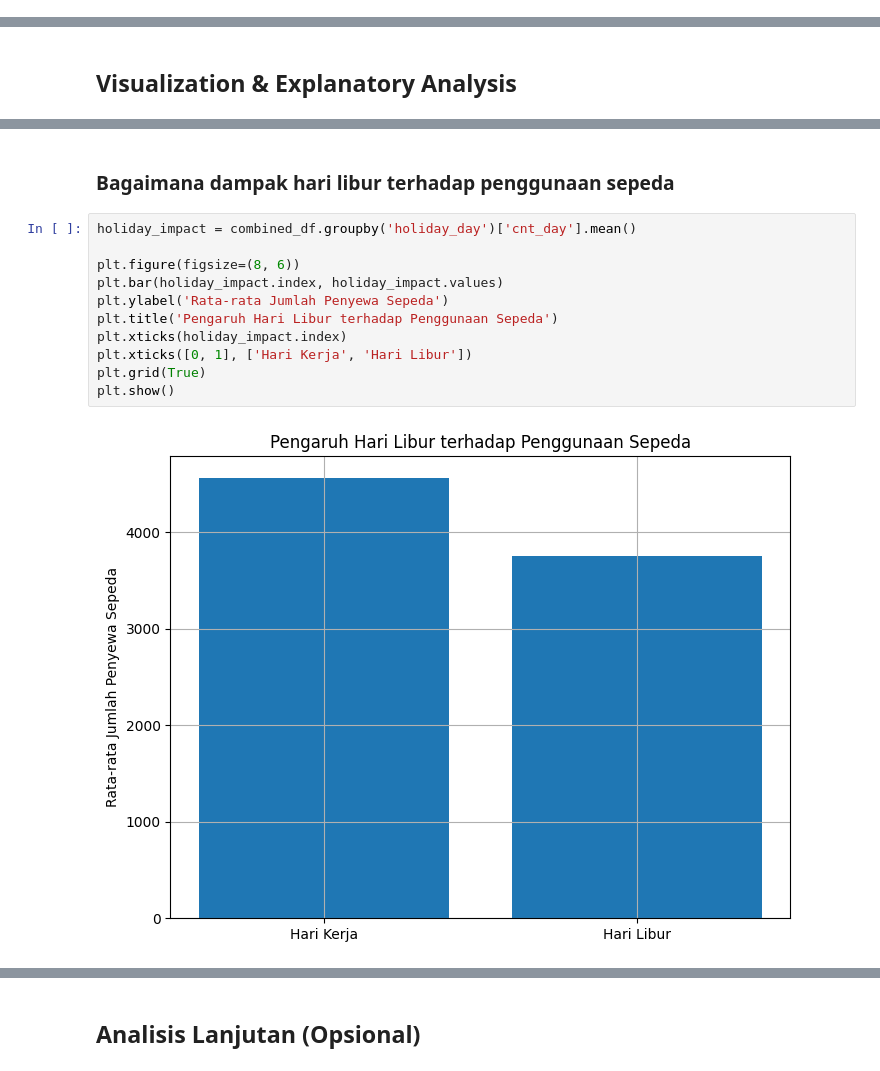
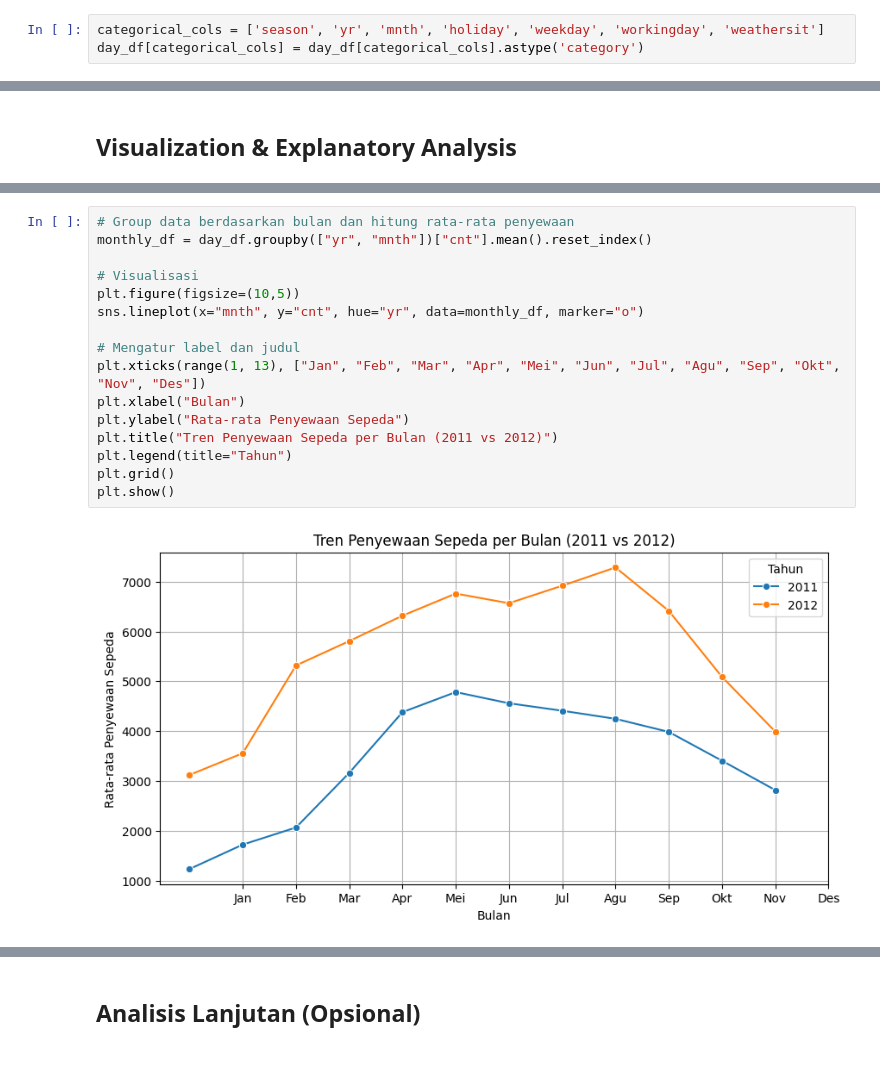
Before and after one commit to irsdr/Proyek-Analisis-Data, a Jupyter notebook: notebook.ipynb, the cells around one changed output, grey strips where cells are left out. Cells and saved outputs as stored; diff of their text form.

```diff
--- a/notebook.ipynb
+++ b/notebook.ipynb
@@ -260,6 +261,9 @@ memory usage: 91.5+ KB
 datetime_columns = ["dteday"]
 for column in datetime_columns:
     day_df[column] = pd.to_datetime(day_df[column])
+# %%
+categorical_cols = ['season', 'yr', 'mnth', 'holiday', 'weekday', 'workingday', 'weathersit']
+day_df[categorical_cols] = day_df[categorical_cols].astype('category')
 # %%
 day_df.info()
 # %% [output]
@@ -531,15 +659,18 @@ plt.show()
-# %% [markdown]
-### Bagaimana dampak hari libur terhadap penggunaan sepeda
-# %%
-holiday_impact = combined_df.groupby('holiday_day')['cnt_day'].mean()
-
-plt.figure(figsize=(8, 6))
-plt.bar(holiday_impact.index, holiday_impact.values)
-plt.ylabel('Rata-rata Jumlah Penyewa Sepeda')
-plt.title('Pengaruh Hari Libur terhadap Penggunaan Sepeda')
-plt.xticks(holiday_impact.index)
-plt.xticks([0, 1], ['Hari Kerja', 'Hari Libur'])
-plt.grid(True)
-plt.show()
-# %% [output]
-[figure, removed]
+# %%
+# Group data berdasarkan bulan dan hitung rata-rata penyewaan
+monthly_df = day_df.groupby(["yr", "mnth"])["cnt"].mean().reset_index()
+
+# Visualisasi
+plt.figure(figsize=(10,5))
+sns.lineplot(x="mnth", y="cnt", hue="yr", data=monthly_df, marker="o")
+
+# Mengatur label dan judul
+plt.xticks(range(1, 13), ["Jan", "Feb", "Mar", "Apr", "Mei", "Jun", "Jul", "Agu", "Sep", "Okt", "Nov", "Des"])
+plt.xlabel("Bulan")
+plt.ylabel("Rata-rata Penyewaan Sepeda")
+plt.title("Tren Penyewaan Sepeda per Bulan (2011 vs 2012)")
+plt.legend(title="Tahun")
+plt.grid()
+plt.show()
+# %% [output]
+[figure, added]
```
Also changed, not shown: parts of 64 cells of this notebook.
